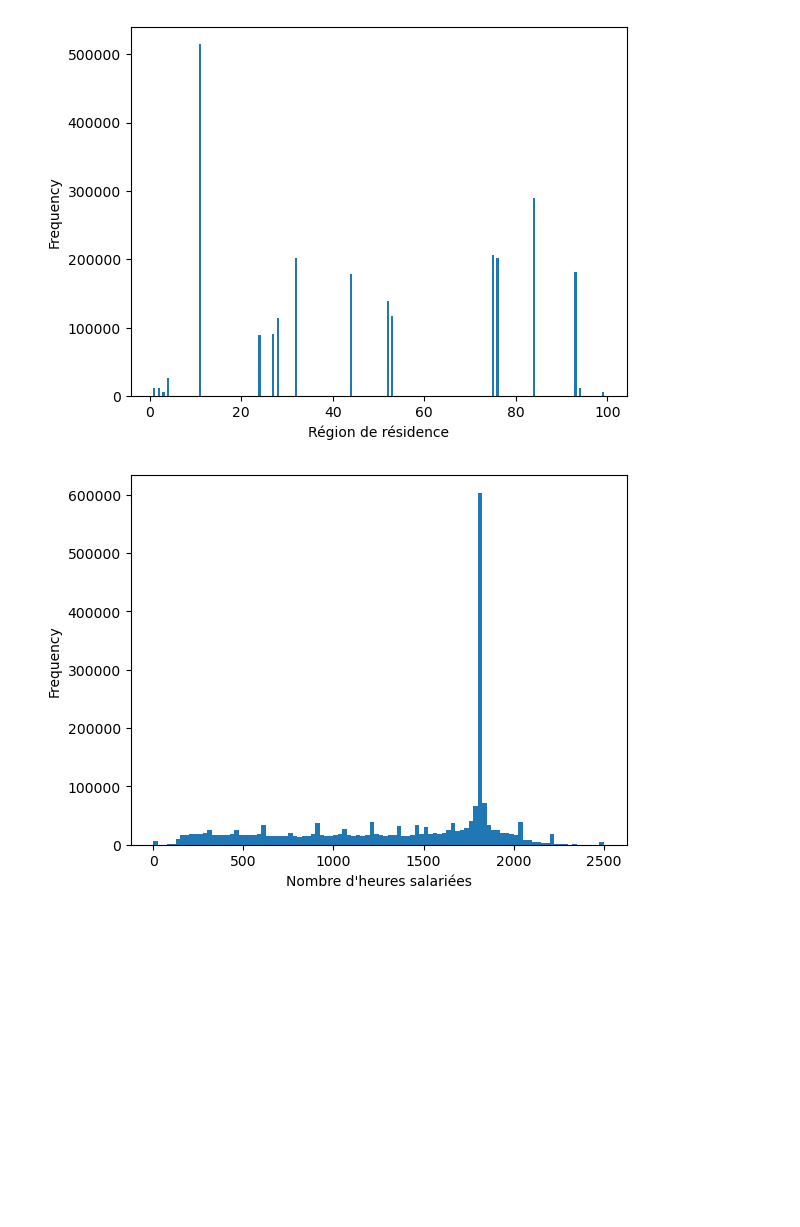
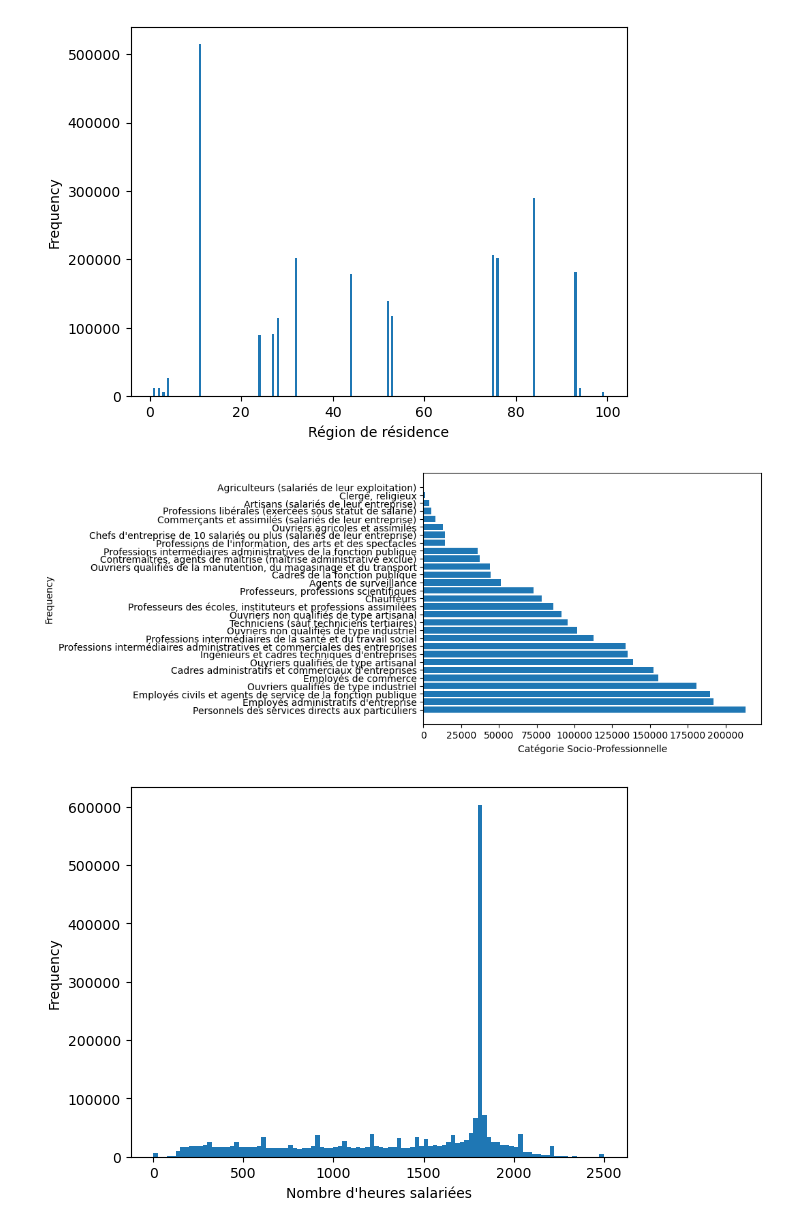
Before and after one commit to grn-matthieu/ML-for-econometrics---Project, a Jupyter notebook: test_import_données.ipynb, the cells around one changed output. Cells and saved outputs as stored; diff of their text form; code cells hidden in the pictures; blank space fills up the shorter version.

Commit message:
stat desc et changement var catégorielles

```diff
--- a/test_import_données.ipynb
+++ b/test_import_données.ipynb
@@ -256,6 +380,16 @@ ax.set_ylabel('Frequency')
 plt.show()
 # %% [output]
 [figure]
+# %%
+categories = base['CS_N'].value_counts().index
+counts = base['CS_N'].value_counts().values
+fig, ax = plt.subplots()
+ax.barh(categories, counts)
+ax.set_xlabel("Catégorie Socio-Professionnelle")
+ax.set_ylabel('Frequency')
+plt.show()
+# %% [output]
+[figure, added]
 # %%
 fig, ax = plt.subplots()
 ax.hist(base['NBHEUR'], bins=100, cumulative=False)
```
Also changed, not shown: parts of 15 cells of this notebook, 1 other file.
